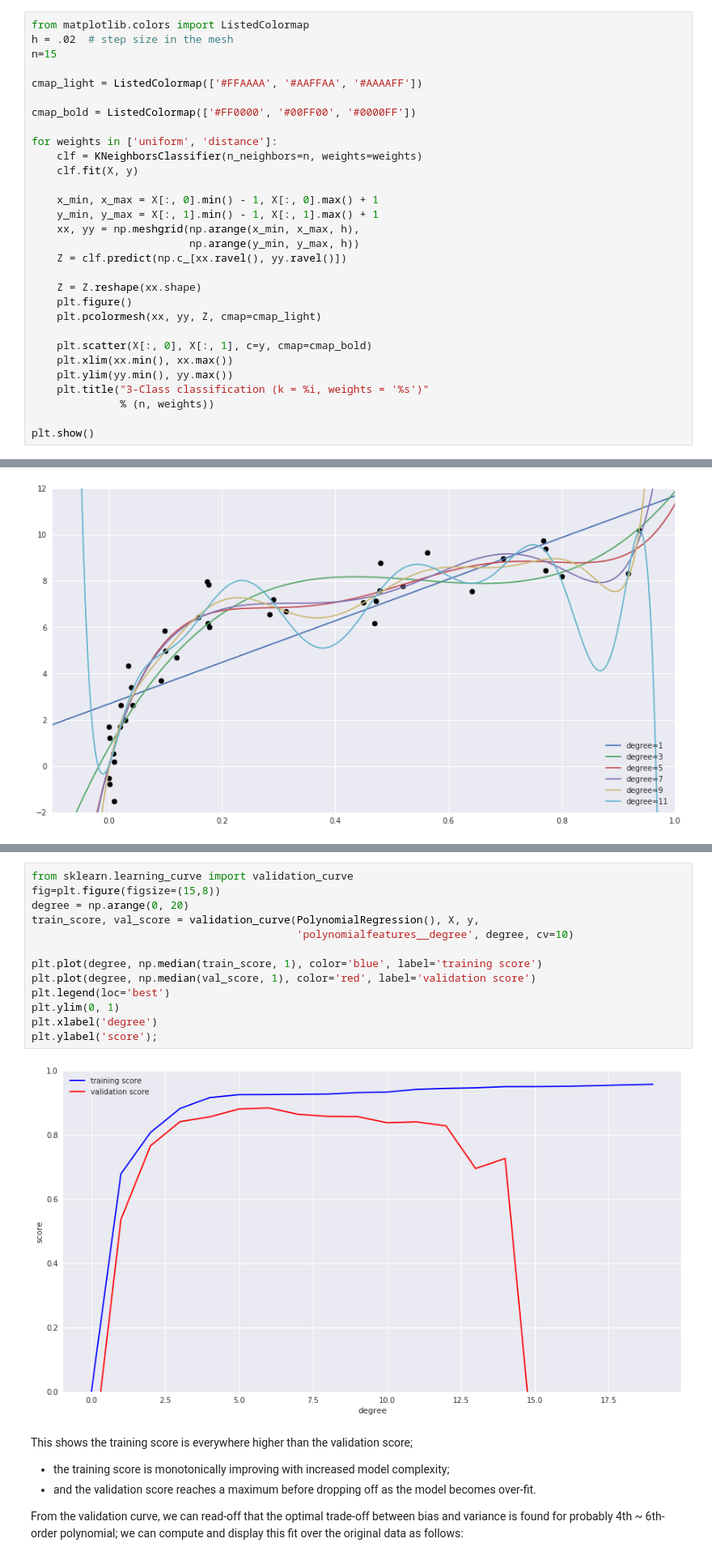
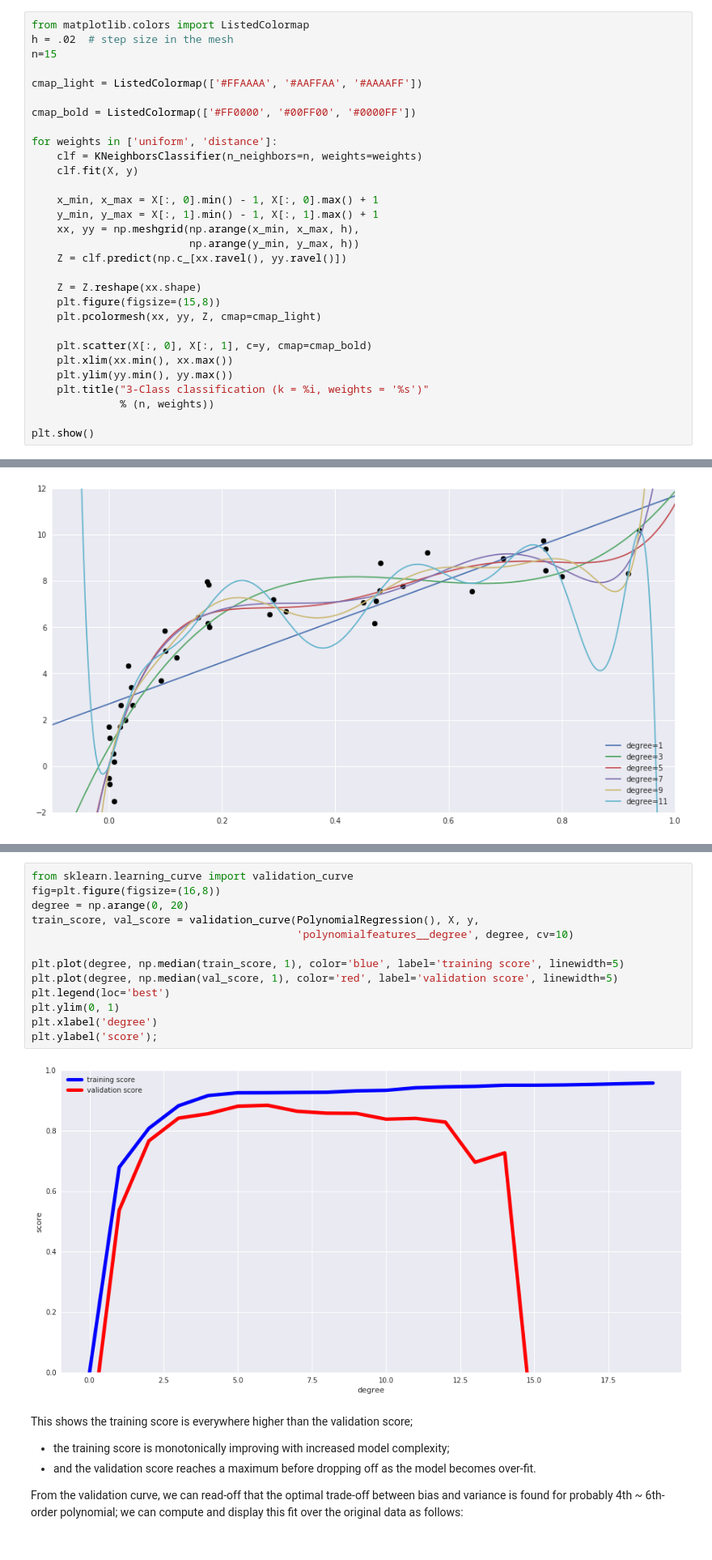
Before and after one commit to karenyyy/data_science, a Jupyter notebook: py_datasci/notebooks/05.03-Hyperparameters-and-Model-Validation.ipynb, the cells around one changed output, grey strips where cells are left out. Shown: that part at 81% size. Cells and saved outputs as stored; diff of their text form.

```diff
--- a/py_datasci/notebooks/05.03-Hyperparameters-and-Model-Validation.ipynb
+++ b/py_datasci/notebooks/05.03-Hyperparameters-and-Model-Validation.ipynb
@@ -32,7 +32,7 @@ for weights in ['uniform', 'distance']:
     Z = clf.predict(np.c_[xx.ravel(), yy.ravel()])
 
     Z = Z.reshape(xx.shape)
-    plt.figure()
+    plt.figure(figsize=(15,8))
     plt.pcolormesh(xx, yy, Z, cmap=cmap_light)
 
     plt.scatter(X[:, 0], X[:, 1], c=y, cmap=cmap_bold)
@@ -169,18 +246,18 @@ Given a model, data, parameter name, and a range to explore, this function will
 # %%
 from sklearn.learning_curve import validation_curve
-fig=plt.figure(figsize=(15,8))
+fig=plt.figure(figsize=(16,8))
 degree = np.arange(0, 20)
 train_score, val_score = validation_curve(PolynomialRegression(), X, y,
                                           'polynomialfeatures__degree', degree, cv=10)
 
-plt.plot(degree, np.median(train_score, 1), color='blue', label='training score')
-plt.plot(degree, np.median(val_score, 1), color='red', label='validation score')
+plt.plot(degree, np.median(train_score, 1), color='blue', label='training score', linewidth=5)
+plt.plot(degree, np.median(val_score, 1), color='red', label='validation score', linewidth=5)
 plt.legend(loc='best')
 plt.ylim(0, 1)
 plt.xlabel('degree')
 plt.ylabel('score');
 # %% [output]
-[figure, old version]
+[figure, new version]
 # %% [markdown]
 This shows the training score is everywhere higher than the validation score;
 
```
Also changed, not shown: parts of 8 cells of this notebook, 16 other files.
